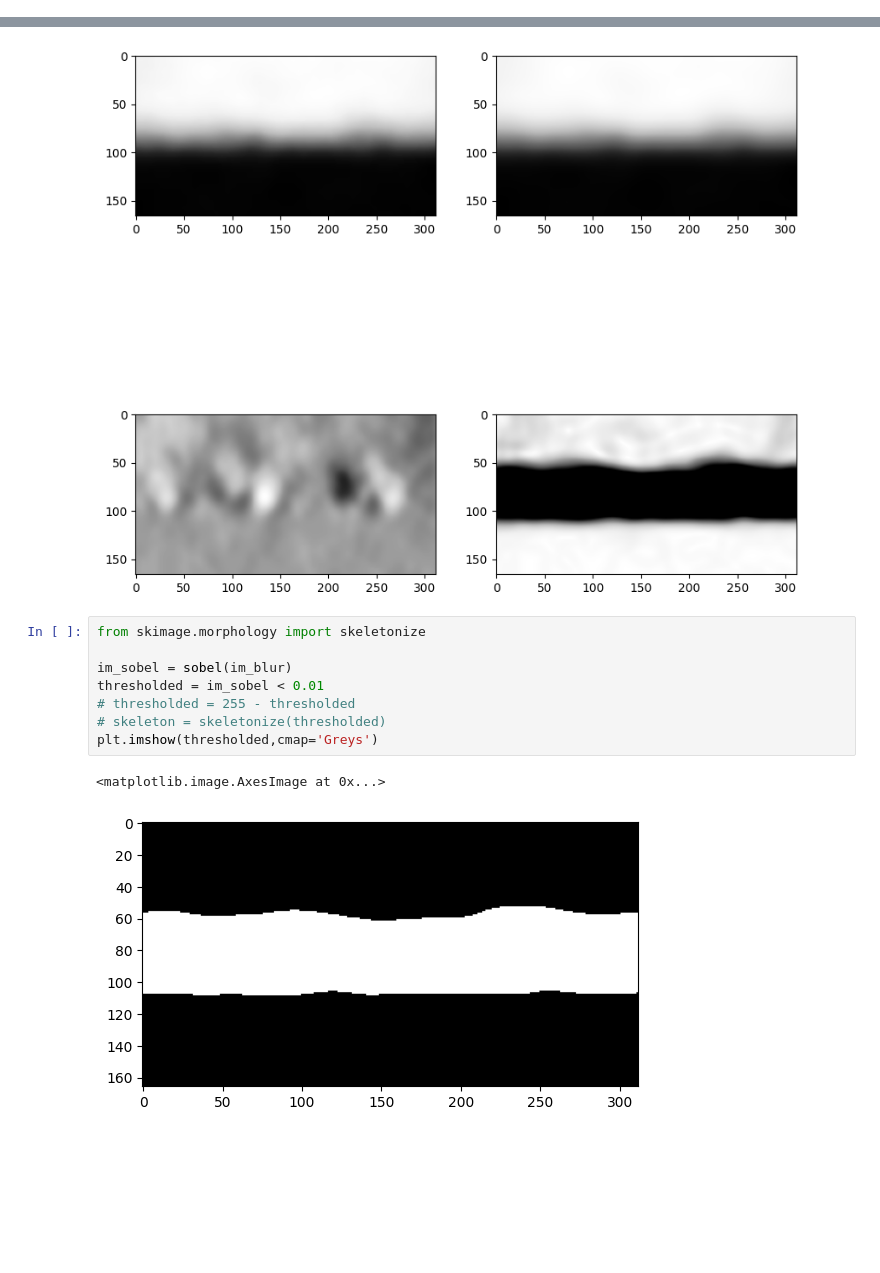
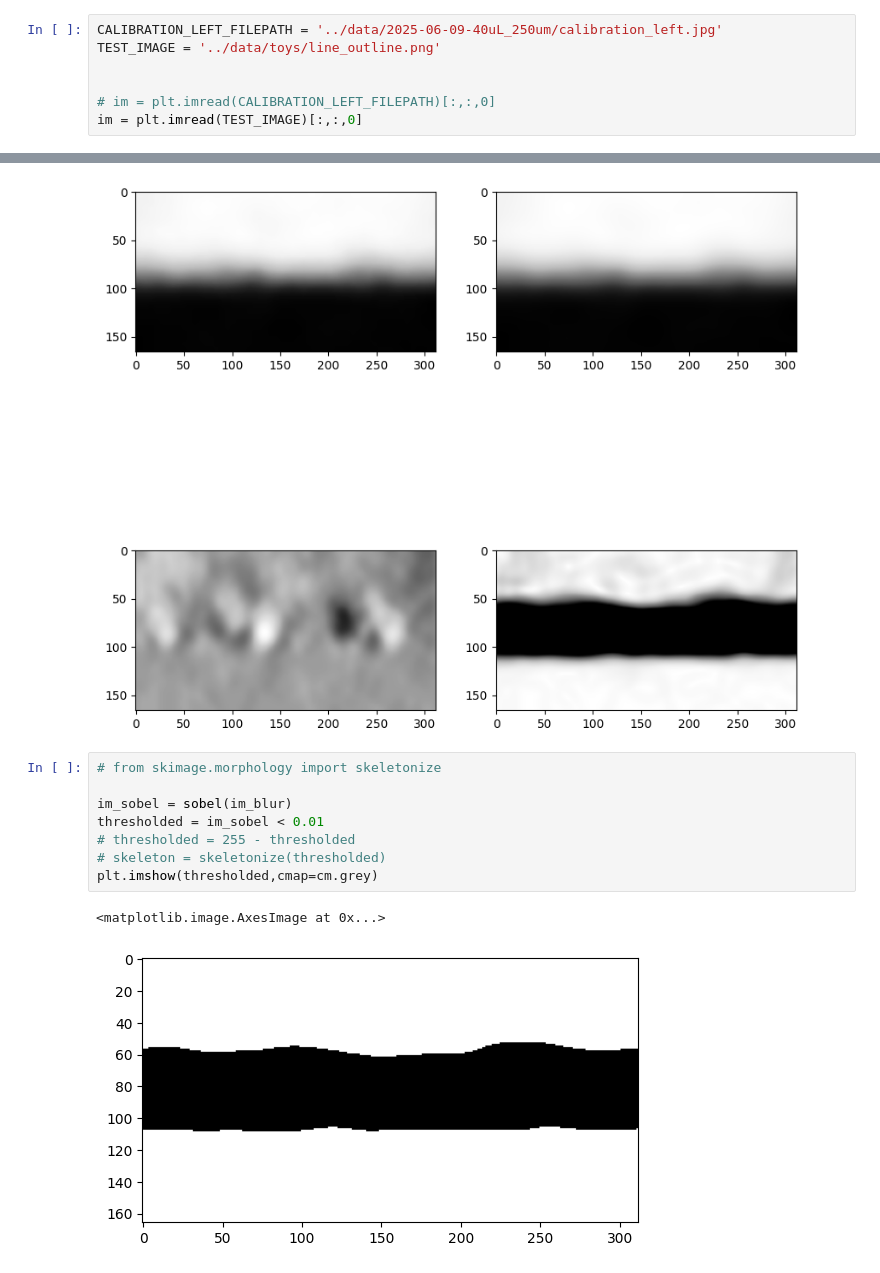
Before and after one commit to ale-chen/Armored_Particles, a Jupyter notebook: calibration_testing.ipynb, the cells around one changed output, grey strips where cells are left out. Saved outputs shown, nothing was run; the diff lists cells and outputs as text; blank space fills up the shorter version.

```diff
--- a/calibration_testing.ipynb
+++ b/calibration_testing.ipynb
@@ -9,3 +8,10 @@ im = plt.imread('baby.png')[:,:,0]
+# %%
+CALIBRATION_LEFT_FILEPATH = '../data/2025-06-09-40uL_250um/calibration_left.jpg'
+TEST_IMAGE = '../data/toys/line_outline.png'
+
+
+# im = plt.imread(CALIBRATION_LEFT_FILEPATH)[:,:,0]
+im = plt.imread(TEST_IMAGE)[:,:,0]
 # %%
 plt.figure(figsize=(10,10))
 plt.subplot(2,2,1)
@@ -21,13 +27,13 @@ plt.imshow(sobel(im_blur)*100,vmax=1,cmap='Greys')
 <matplotlib.image.AxesImage at 0x...>
 [figure]
 # %%
-from skimage.morphology import skeletonize
+# from skimage.morphology import skeletonize
 
 im_sobel = sobel(im_blur)
 thresholded = im_sobel < 0.01
 # thresholded = 255 - thresholded
 # skeleton = skeletonize(thresholded)
-plt.imshow(thresholded,cmap='Greys')
+plt.imshow(thresholded,cmap=cm.grey)
 # %% [output]
 <matplotlib.image.AxesImage at 0x...>
-[figure, old version]
+[figure, new version]
```
Also changed, not shown: parts of 6 cells of this notebook.
